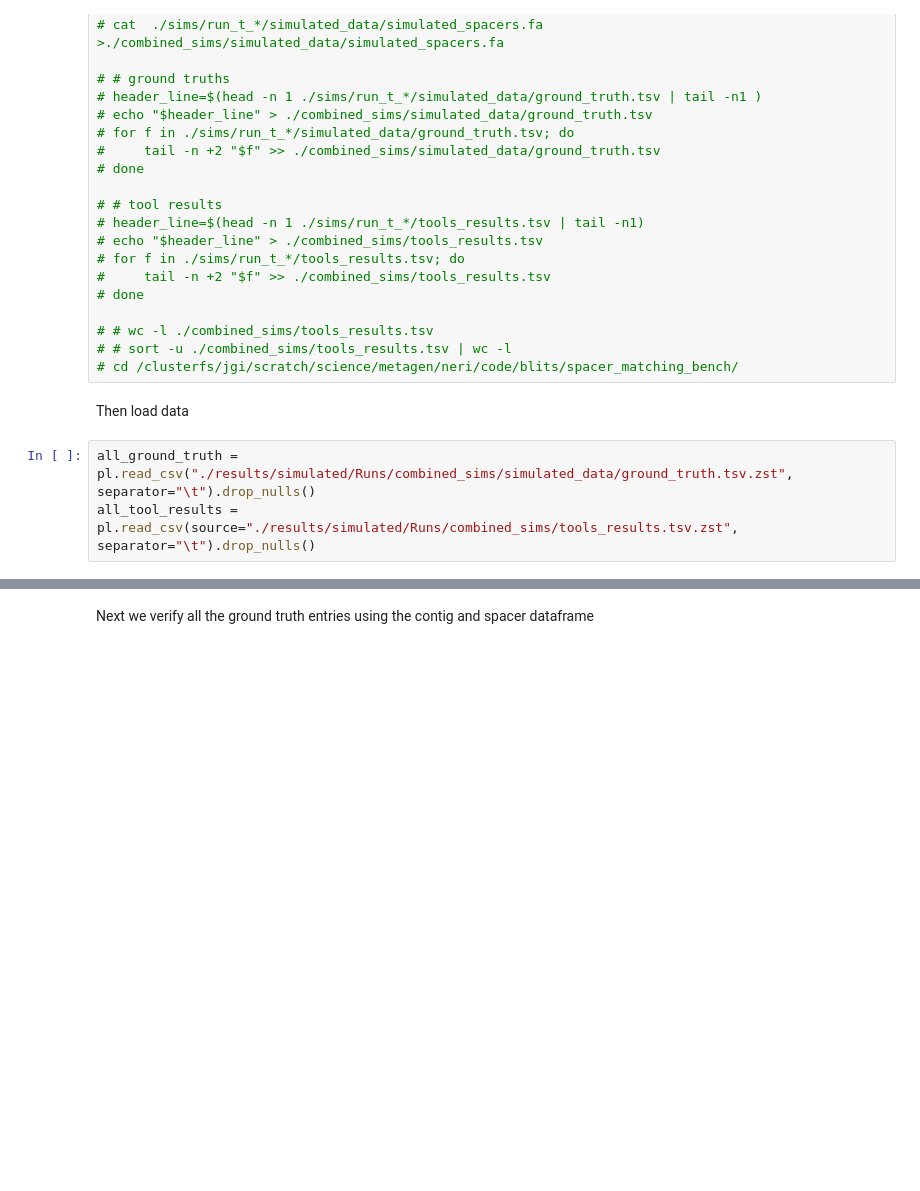
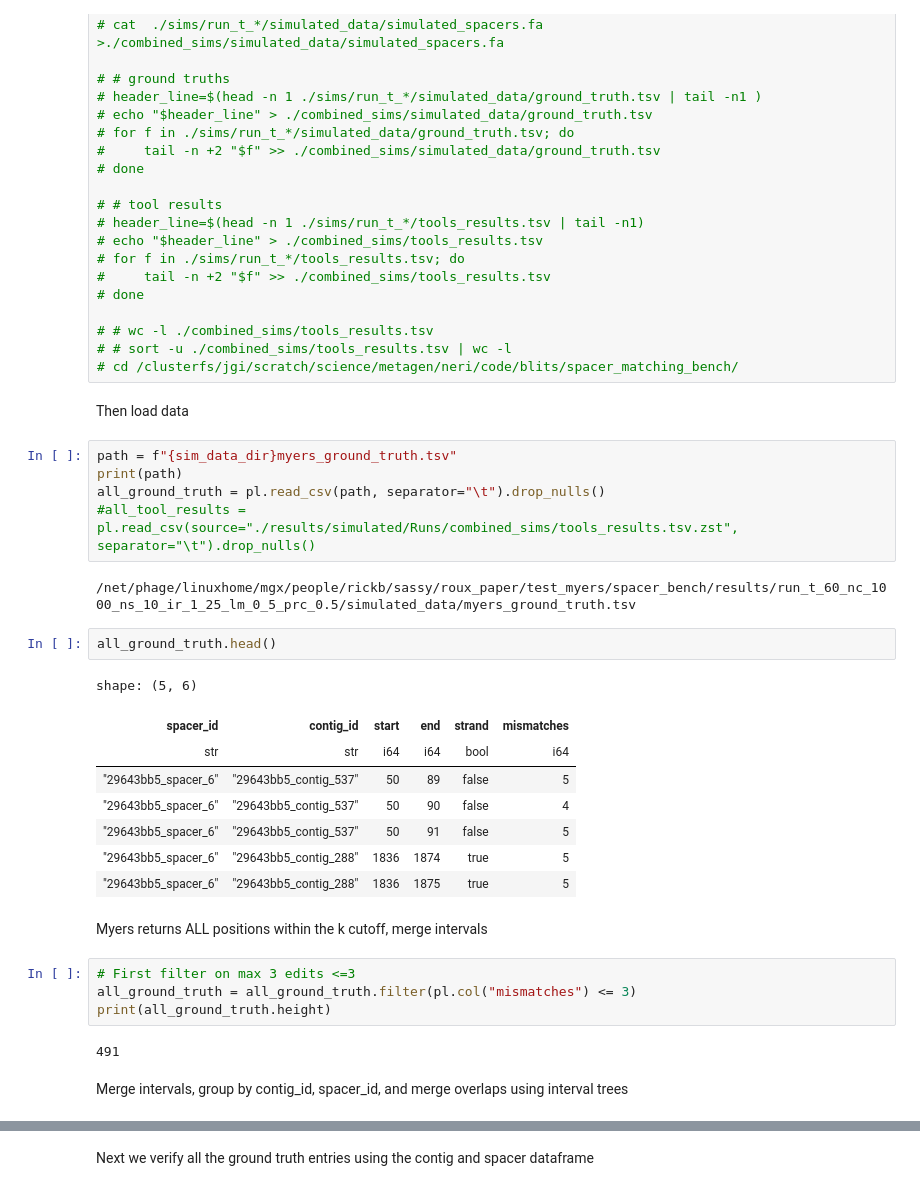
Before and after one commit to rickbeeloo/spacer_bench, a Jupyter notebook: notebooks/Performance_simulated.ipynb, the cells around one changed output, grey strips where cells are left out. Drawn from its saved outputs; the diff is of its cells as text; blank space fills up the shorter version.

```diff
--- a/notebooks/Performance_simulated.ipynb
+++ b/notebooks/Performance_simulated.ipynb
@@ -51,5 +54,30 @@ misc function to aggregate the results of multiple simulation runs. Is should on
 # %% [markdown]
 Then load data
 # %%
-all_ground_truth = pl.read_csv("./results/simulated/Runs/combined_sims/simulated_data/ground_truth.tsv.zst", separator="\t").drop_nulls()
-all_tool_results = pl.read_csv(source="./results/simulated/Runs/combined_sims/tools_results.tsv.zst", separator="\t").drop_nulls()
+path = f"{sim_data_dir}myers_ground_truth.tsv"
+print(path)
+all_ground_truth = pl.read_csv(path, separator="\t").drop_nulls()
+#all_tool_results = pl.read_csv(source="./results/simulated/Runs/combined_sims/tools_results.tsv.zst", separator="\t").drop_nulls()
+# %% [output]
+/net/phage/linuxhome/mgx/people/rickb/sassy/roux_paper/test_myers/spacer_bench/results/run_t_60_nc_1000_ns_10_ir_1_25_lm_0_5_prc_0.5/simulated_data/myers_ground_truth.tsv
+# %%
+all_ground_truth.head()
+# %% [output]
+shape: (5, 6)
+| spacer_id | contig_id | start | end | strand | mismatches |
+| str | str | i64 | i64 | bool | i64 |
+| "29643bb5_spacer_6" | "29643bb5_contig_537" | 50 | 89 | false | 5 |
+| "29643bb5_spacer_6" | "29643bb5_contig_537" | 50 | 90 | false | 4 |
+| "29643bb5_spacer_6" | "29643bb5_contig_537" | 50 | 91 | false | 5 |
+| "29643bb5_spacer_6" | "29643bb5_contig_288" | 1836 | 1874 | true | 5 |
+| "29643bb5_spacer_6" | "29643bb5_contig_288" | 1836 | 1875 | true | 5 |
+# %% [markdown]
+Myers returns ALL positions within the k cutoff, merge intervals
+# %%
+# First filter on max 3 edits <=3
+all_ground_truth = all_ground_truth.filter(pl.col("mismatches") <= 3)
+print(all_ground_truth.height)
+# %% [output]
+491
+# %% [markdown]
+Merge intervals, group by contig_id, spacer_id, and merge overlaps using interval trees
```
Also changed, not shown: parts of 31 cells of this notebook, 5 other files.
